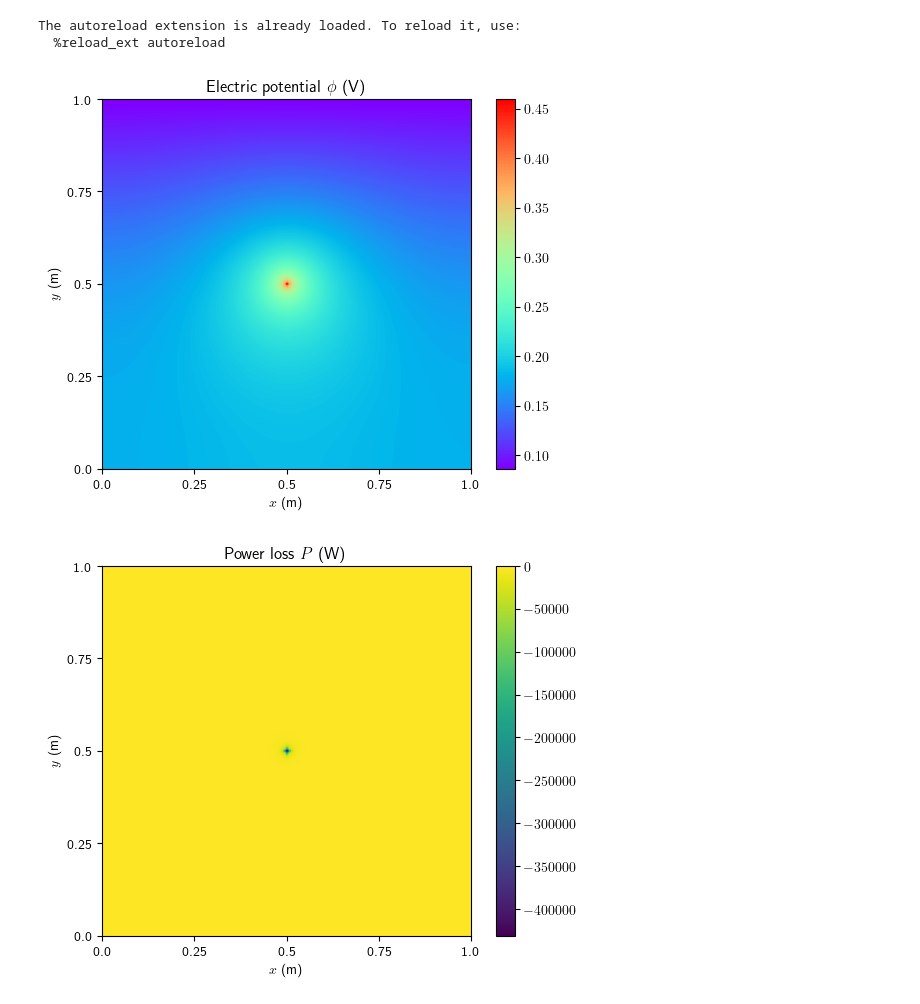
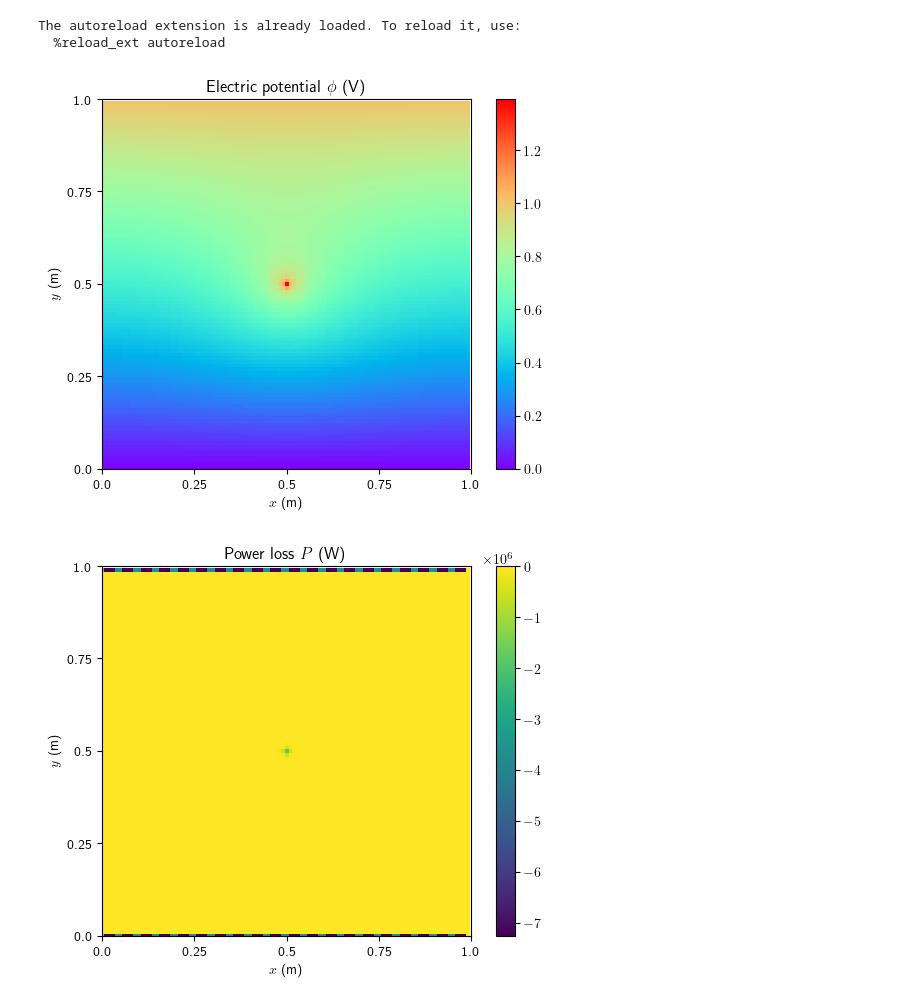
Before and after one commit to Devoev/multiphysics, a Jupyter notebook: main.ipynb, the cells around one changed output. Cells and saved outputs as stored; diff of their text form; code cells hidden in the pictures.

```diff
--- a/main.ipynb
+++ b/main.ipynb
@@ -15,10 +15,11 @@ The autoreload extension is already loaded. To reload it, use:
   %reload_ext autoreload
 # %%
 ## Generate mesh
-n = 150
+n = 100
+nz = 5
 xmesh = np.linspace(0, 1, n)
 ymesh = np.linspace(0, 1, n)
-zmesh = np.linspace(0, 1, 2)
+zmesh = np.linspace(0, 1, nz)
 msh = Mesh(xmesh, ymesh, zmesh)
 # %%
 ## Set boundary conditions
@@ -33,31 +40,40 @@ idx_bc_2 = np.concatenate([msh.idx(n-1, np.arange(n), 0), msh.idx(n-1, np.arange
 ## Current excitation
 I0 = 1e7
 
+# TODO: Update excitation
 g,_,_ = create_top_mats(msh)
-i = np.zeros(3*msh.np)
-i[msh.idx(int(n/2), int(n/2), 0) + 2*msh.np] = I0
-f = -g.T @ i
+# i = np.zeros(3*msh.np)
+# i[msh.idx(int(n/2), int(n/2), np.arange(nz)) + 2*msh.np] = I0
+# q = -g.T @ i
+idx = msh.idx(int(n/2), int(n/2), np.arange(nz))
+q = np.zeros(msh.np)
+q[idx] = I0
 # %%
 ## Solve system
 eps = 8.854e-12
 sig = 58e6
-phi = solve_poisson(msh, f, sig, bc)
+phi = solve_poisson(msh, q, sig, bc)
+# %%
+def plot_z_surf(arr: np.ndarray, z: int, cmap='viridis', xlabel='$x$ (m)', ylabel='$y$ (m)', title=''):
+    """Plots the given 3D ``arr`` on a ``z``-surface."""
+
+    arr_surf = np.reshape(arr, (msh.nz, msh.ny, msh.nx))
+    plt.rcParams['text.usetex'] = True
+    plt.imshow(arr_surf[z,:,:], cmap=cmap)
+    plt.xlim([0, n])
+    plt.ylim([0, n])
+    plt.xticks(ticks=np.linspace(0, n, 5), labels=np.linspace(0, 1, 5))
+    plt.yticks(ticks=np.linspace(0, n, 5), labels=np.linspace(0, 1, 5))
+    plt.xlabel(xlabel)
+    plt.ylabel(ylabel)
+    plt.title(title)
+    plt.colorbar()
+    plt.show()
 # %%
 ## Plot phi
-phi_plot = np.reshape(phi, (msh.nz, msh.ny, msh.nx))
-plt.rcParams['text.usetex'] = True
-plt.imshow(phi_plot[0,:,:], cmap='rainbow')
-plt.xlim([0, n])
-plt.ylim([0, n])
-plt.xticks(ticks=np.linspace(0, n, 5), labels=np.linspace(0, 1, 5))
-plt.yticks(ticks=np.linspace(0, n, 5), labels=np.linspace(0, 1, 5))
-plt.xlabel("$x$ (m)")
-plt.ylabel("$y$ (m)")
-plt.title("Electric potential $\phi$ (V)")
-plt.colorbar()
-plt.show()
+plot_z_surf(phi, z=2, cmap='rainbow', title='Electric potential $\phi$ (V)')
 # %% [output]
-[figure, old version]
+[figure, new version]
 # %%
 ## Power calculation
 m_sig = create_p2d_mat(msh, sig)    # Conductivity matrix
@@ -67,19 +83,9 @@ pe = u*i                            # Power on edge vector
 pv = 0.5*np.abs(g.T) @ pe           # Power on dual volume vector
 # %%
 ## Plot power
-p_plot = np.reshape(pv, (msh.nz, msh.ny, msh.nx))
-plt.imshow(p_plot[0,:,:], cmap='viridis')
-plt.xlim([0, n])
-plt.ylim([0, n])
-plt.xticks(ticks=np.linspace(0, n, 5), labels=np.linspace(0, 1, 5))
-plt.yticks(ticks=np.linspace(0, n, 5), labels=np.linspace(0, 1, 5))
-plt.xlabel("$x$ (m)")
-plt.ylabel("$y$ (m)")
-plt.title("Power loss $P$ (W)")
-plt.colorbar()
-plt.show()
+plot_z_surf(pv, z=2, title='Power loss $P$ (W)')
 # %% [output]
-[figure, old version]
+[figure, new version]
 # %%
 ## Solve thermal system
 cond = 401
```
Also changed, not shown: parts of 2 cells of this notebook.
